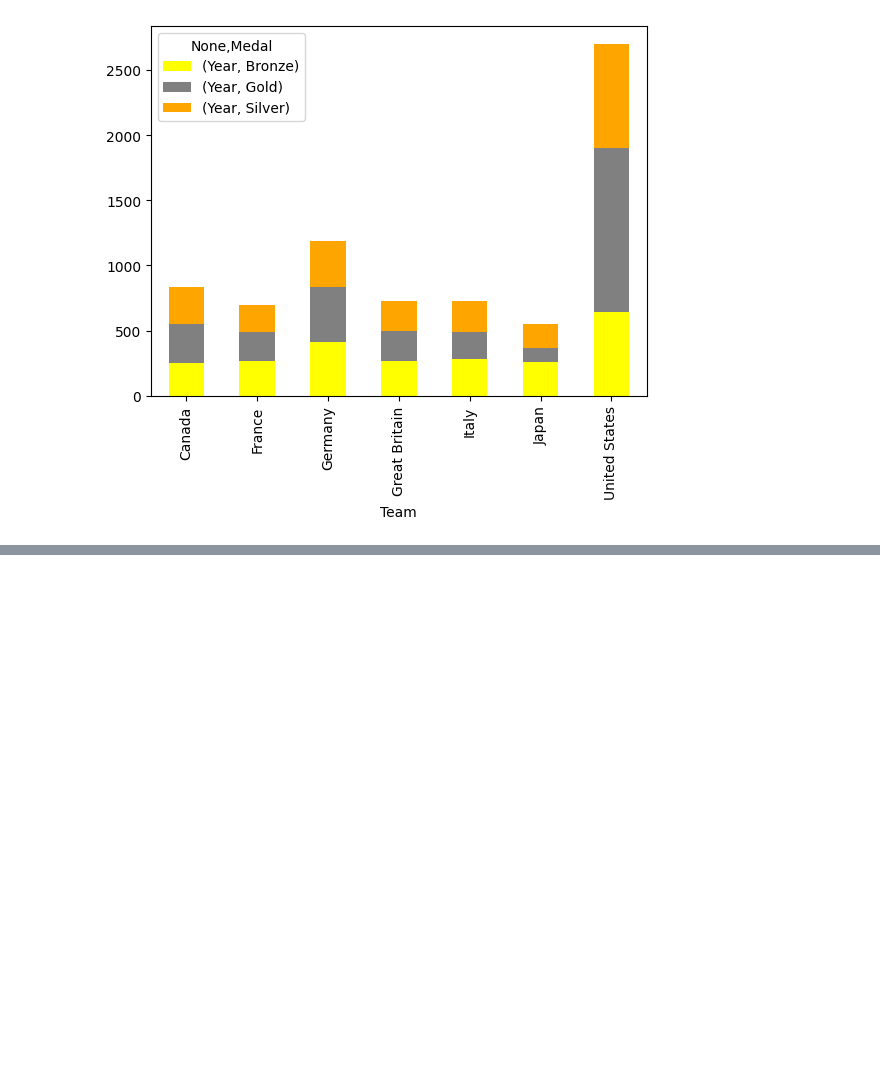
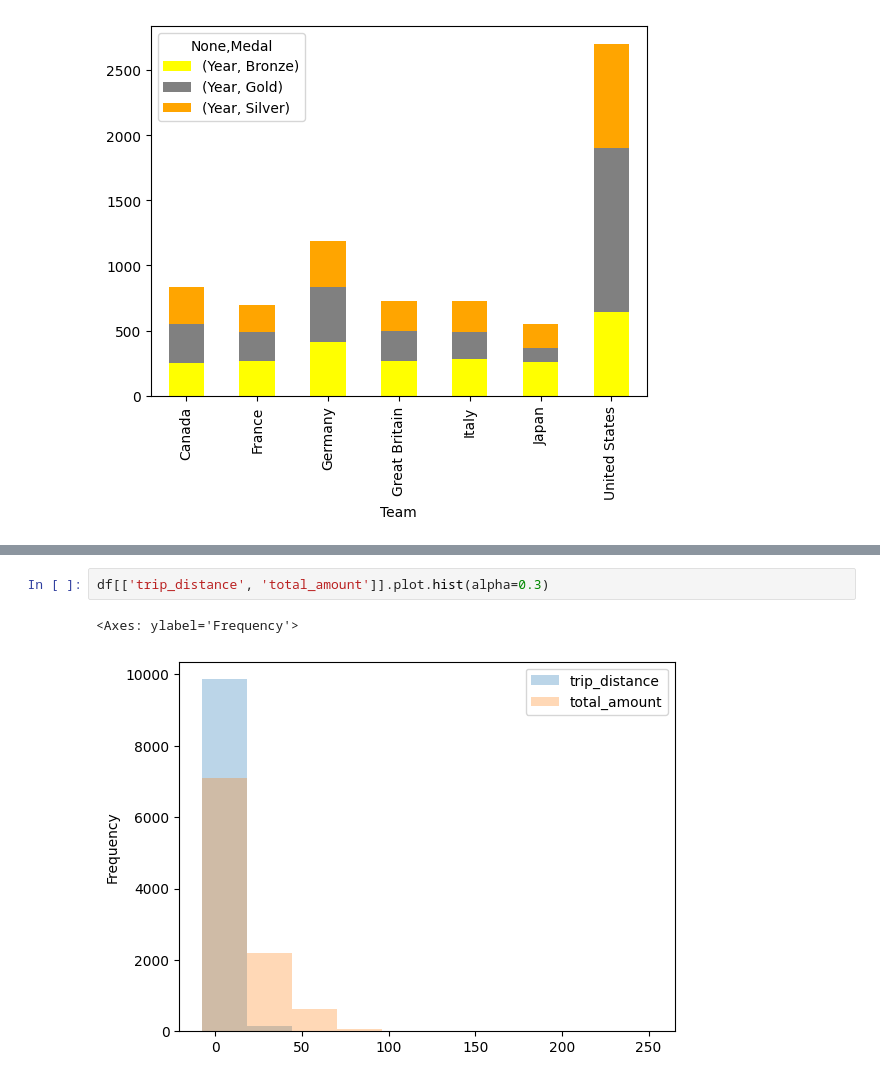
Before and after one commit to reuven/apple-2025-01Jan-plotting, a Jupyter notebook: Apple 2025-01Jan-09.ipynb, the cells around one changed output, grey strips where cells are left out. Cells and saved outputs as stored; diff of their text form; blank space fills up the shorter version.

```diff
--- a/Apple 2025-01Jan-09.ipynb
+++ b/Apple 2025-01Jan-09.ipynb
@@ -591,0 +588,5 @@ df[['trip_distance']]
+# %%
+df[['trip_distance', 'total_amount']].plot.hist(alpha=0.3)
+# %% [output]
+<Axes: ylabel='Frequency'>
+[figure, added]
```
Also changed, not shown: parts of 2 cells of this notebook.
